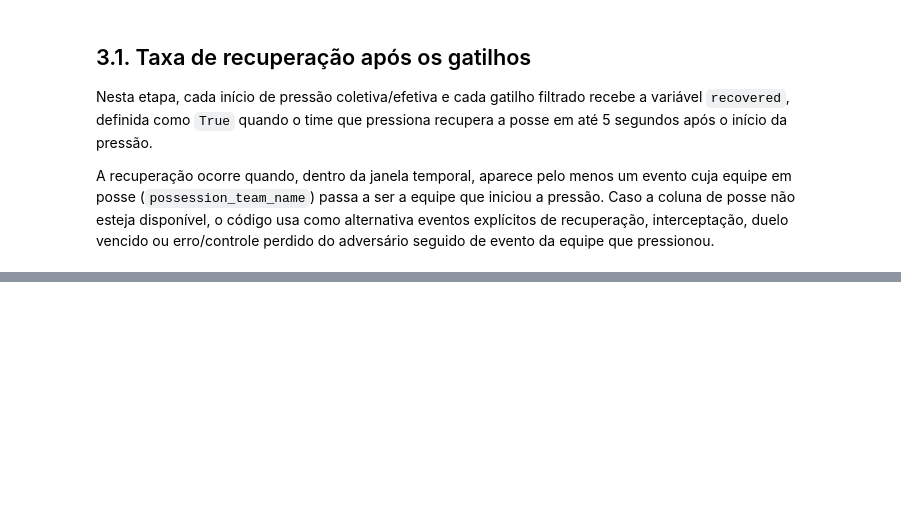
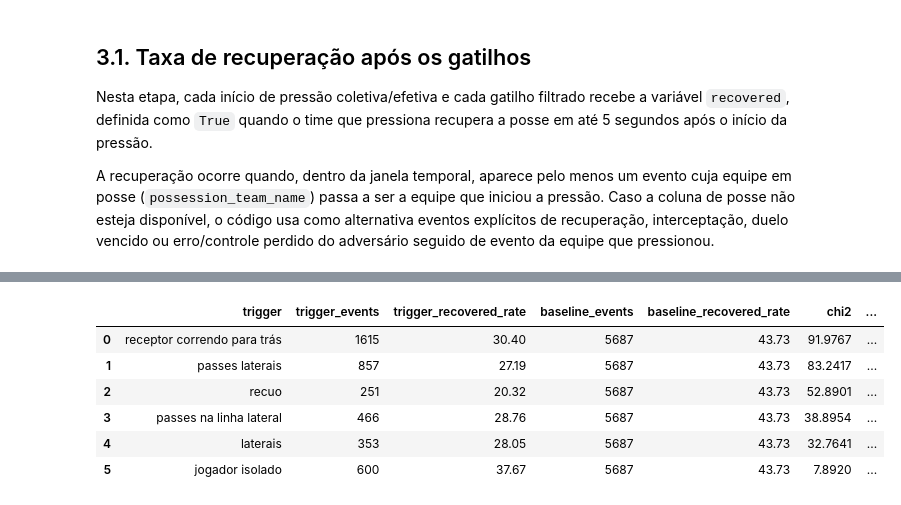
Before and after one commit to AbraaoCG/SoccerPressing, a Jupyter notebook: triggers_v0.ipynb, the cells around one changed output, grey strips where cells are left out. Saved outputs shown, nothing was run; the diff lists cells and outputs as text; code cells hidden in the pictures; blank space fills up the shorter version.

```diff
--- a/triggers_v0.ipynb
+++ b/triggers_v0.ipynb
@@ -616,0 +787,43 @@ Jogadores isolados: 600 eventos | recuperações = 226 | taxa = 37.67%
+# %%
+def chi_quadrado(trigger_df, baseline_df, trigger_name):
+    trigger_success = trigger_df["recovered"].sum()
+    trigger_fail = len(trigger_df) - trigger_success
+
+    baseline_success = baseline_df["recovered"].sum()
+    baseline_fail = len(baseline_df) - baseline_success
+
+    contingency_table = [[trigger_success, trigger_fail], [baseline_success, baseline_fail]]
+
+    chi2,p_value,dof,expected = stats.chi2_contingency(contingency_table)
+
+    return {
+        "trigger": trigger_name,
+        "trigger_events": len(trigger_df),
+        "trigger_recovered_rate": round(trigger_success/len(trigger_df)*100,2),
+        "baseline_events": len(baseline_df),
+        "baseline_recovered_rate": round(baseline_success/len(baseline_df)*100,2),
+        "chi2": round(chi2, 4),
+        "p_value": p_value
+
+    }
+
+results = []
+nomes, contador = ["recuo", "passes laterais", "passes na linha lateral", "laterais", "jogador isolado", "receptor correndo para trás"], 0
+
+for i in [backpasses, lateral_passes, sideline_passes, throw_ins, open_area_passes, body_angle_passes]:
+    results.append( chi_quadrado(i, team_pressures_base, nomes[contador]))
+    contador += 1
+
+resultados = pd.DataFrame(results)
+
+resultados = (resultados.sort_values("p_value").reset_index(drop=True))
+
+resultados
+# %% [output]
+|  | trigger | trigger_events | trigger_recovered_rate | baseline_events | baseline_recovered_rate | chi2 | ... |
+| 0 | receptor correndo para trás | 1615 | 30.40 | 5687 | 43.73 | 91.9767 | ... |
+| 1 | passes laterais | 857 | 27.19 | 5687 | 43.73 | 83.2417 | ... |
+| 2 | recuo | 251 | 20.32 | 5687 | 43.73 | 52.8901 | ... |
+| 3 | passes na linha lateral | 466 | 28.76 | 5687 | 43.73 | 38.8954 | ... |
+| 4 | laterais | 353 | 28.05 | 5687 | 43.73 | 32.7641 | ... |
+| 5 | jogador isolado | 600 | 37.67 | 5687 | 43.73 | 7.8920 | ... |
```
Also changed, not shown: parts of 5 cells of this notebook.
